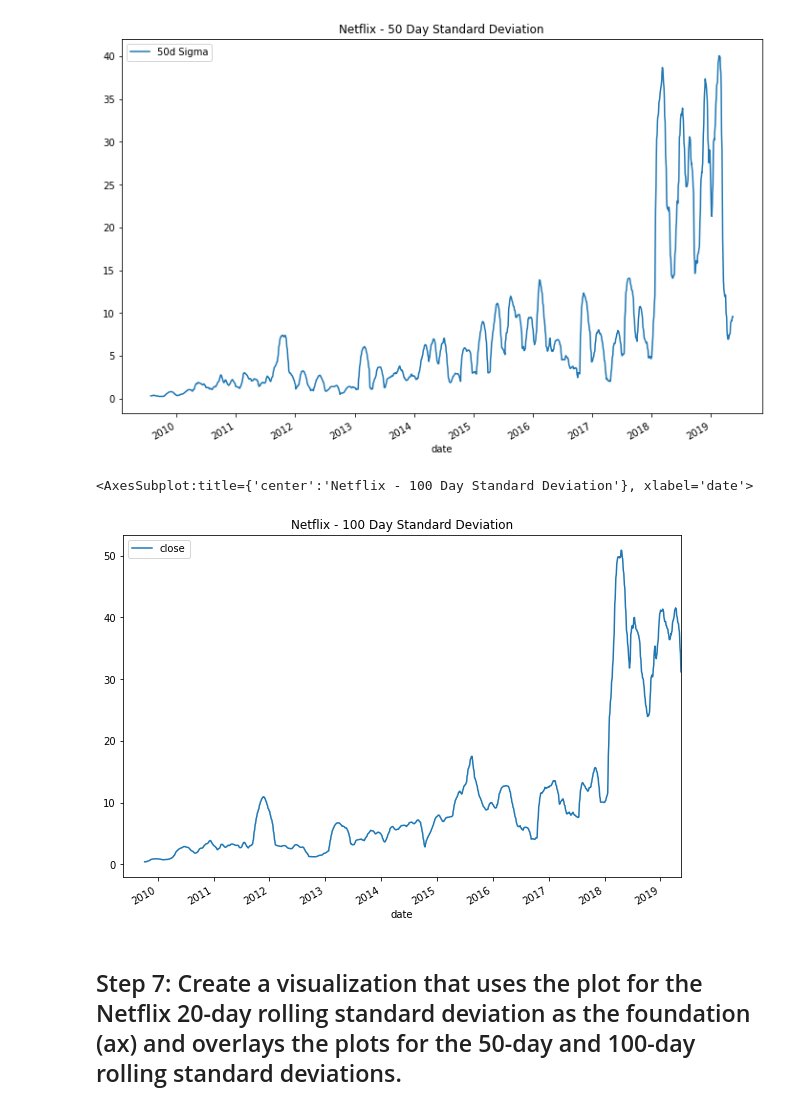
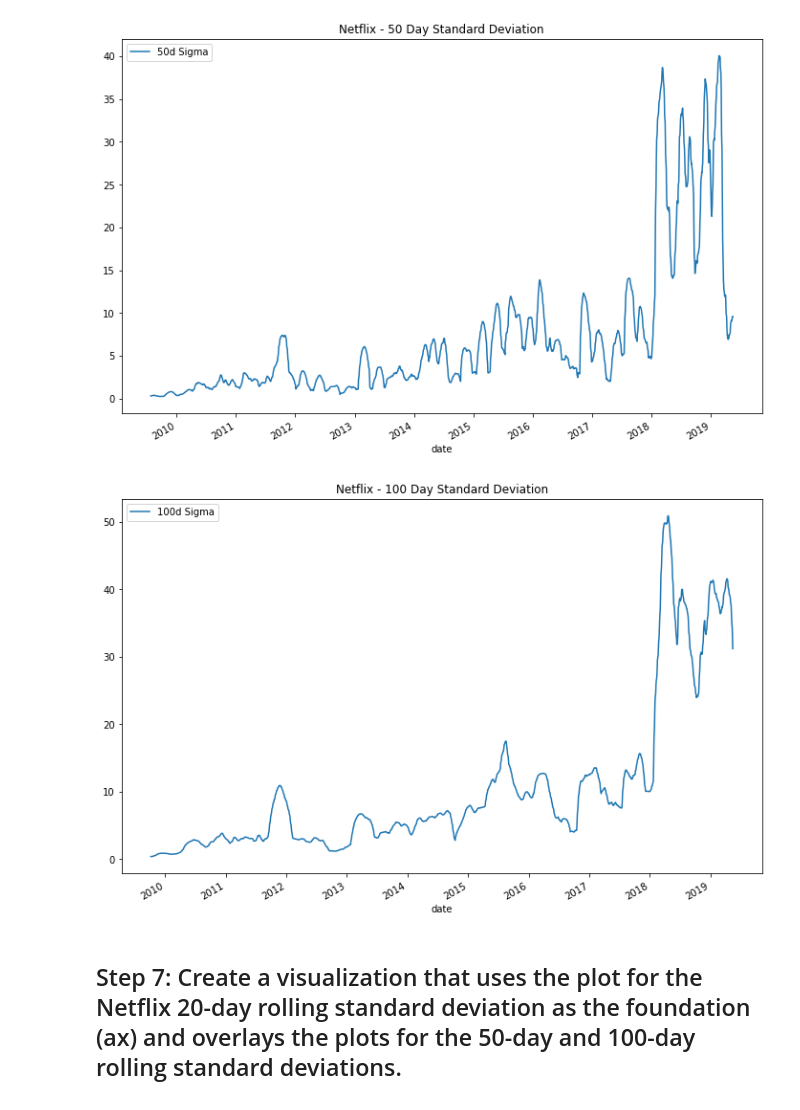
Before and after one commit to petepetersen423/Fintech-Workspace, a Jupyter notebook: M4/02-Rolling_Windows/Unsolved/rolling_windows.ipynb, the cells around one changed output. Cells and saved outputs as stored; diff of their text form; code cells hidden in the pictures.

```diff
--- a/M4/02-Rolling_Windows/Unsolved/rolling_windows.ipynb
+++ b/M4/02-Rolling_Windows/Unsolved/rolling_windows.ipynb
@@ -156,13 +156,14 @@ ax.legend(['50d Sigma']);
 # %%
 # Using the Pandas rolling function in conjunction with the std function, calculate the 100-day rolling standard deviation for Netflix
 nflx_std_100 = nflx_df.rolling(100).std()
 
 # Using the Pandas plot function, visualize the Netflix 100-day rolling standard deviation
 # Be sure to adjust the figure size and add a title
 # YOUR CODE HERE
+ax = nflx_std_100.plot(title="Netflix - 100 Day Standard Deviation", figsize= (12,8))
+ax.legend(['100d Sigma']);
 # %% [output]
-<AxesSubplot:title={'center':'Netflix - 100 Day Standard Deviation'}, xlabel='date'>
-[figure, old version]
+[figure, new version]
 # %% [markdown]
 ## Step 7: Create a visualization that uses the plot for the Netflix 20-day rolling standard deviation as the foundation (ax) and overlays the plots for the 50-day and 100-day rolling standard deviations.
 # %%
```
Also changed, not shown: parts of 1 cell of this notebook, 13 other files.
